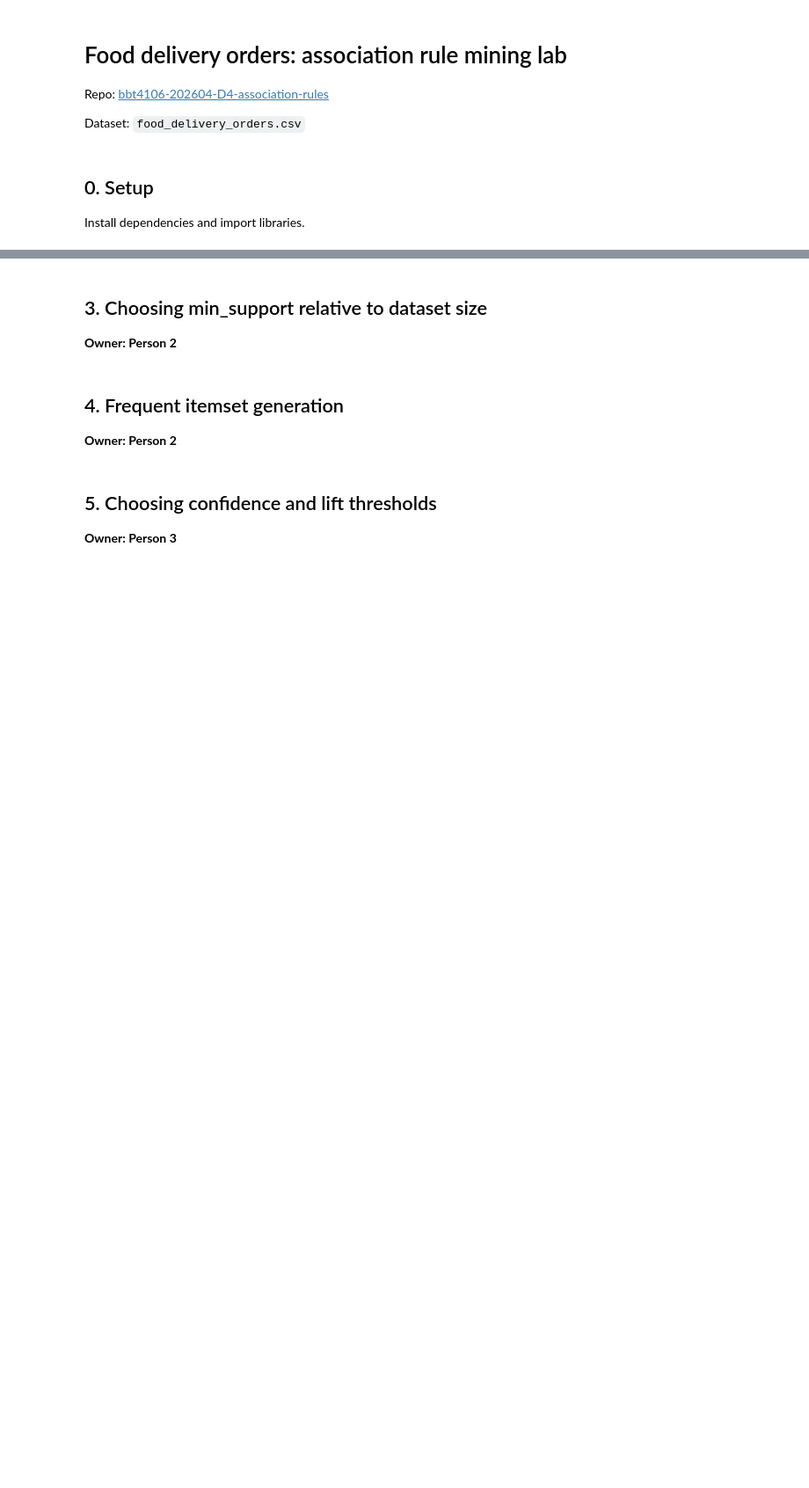
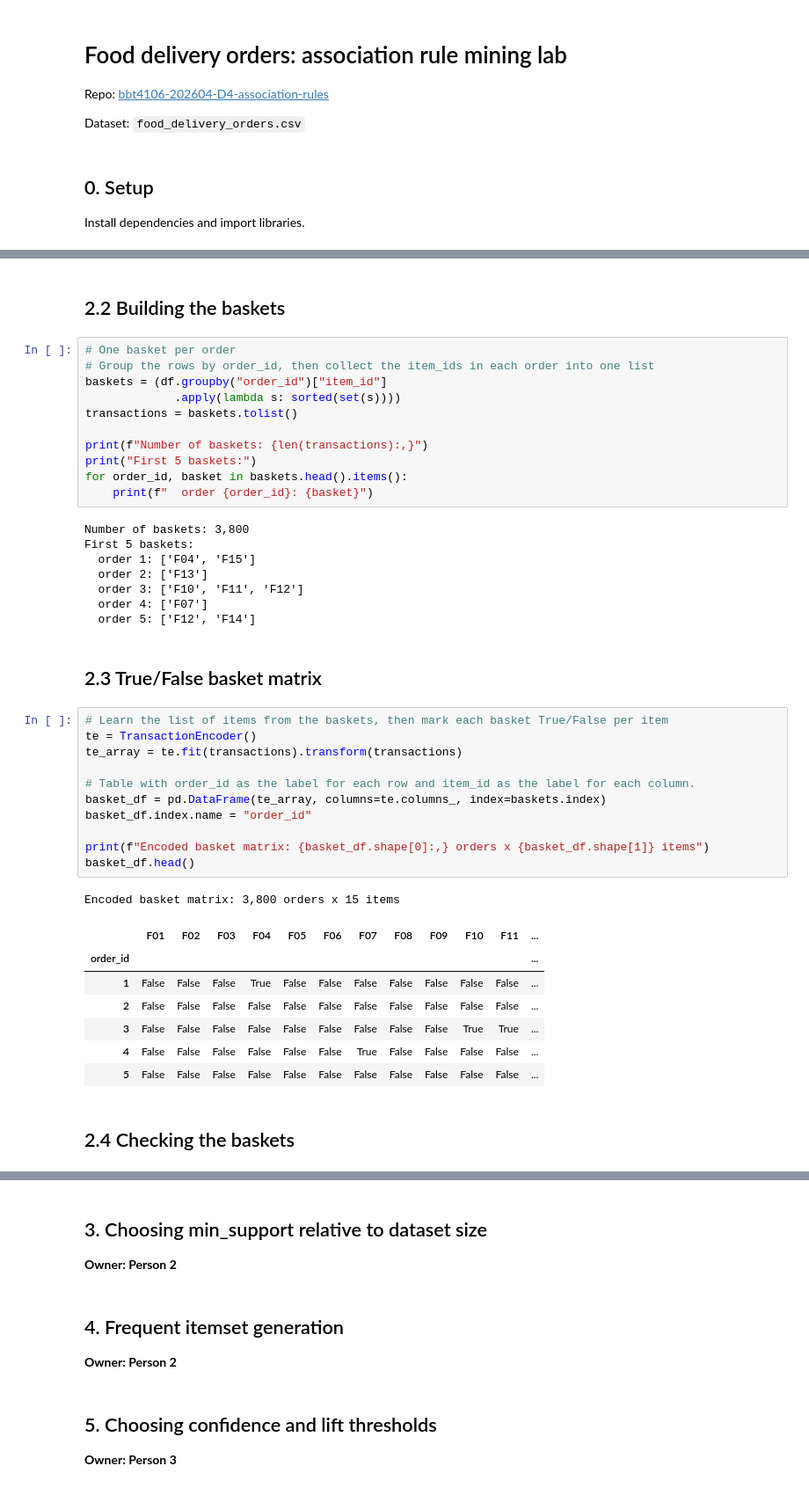
Before and after one commit to tanuiivy/bbt4106-202604-D4-association-rules, a Jupyter notebook: lab_submission/bbt4106-202604-D4-association-rules.ipynb, the cells around one changed output, grey strips where cells are left out. Shown at 88% size. Drawn from its saved outputs; the diff is of its cells as text; blank space fills up the shorter version.

```diff
--- a/lab_submission/bbt4106-202604-D4-association-rules.ipynb
+++ b/lab_submission/bbt4106-202604-D4-association-rules.ipynb
@@ -28,0 +381,45 @@ import joblib
+# %% [markdown]
+## 2.2 Building the baskets
+# %%
+# One basket per order
+# Group the rows by order_id, then collect the item_ids in each order into one list
+baskets = (df.groupby("order_id")["item_id"]
+             .apply(lambda s: sorted(set(s))))
+transactions = baskets.tolist()
+
+print(f"Number of baskets: {len(transactions):,}")
+print("First 5 baskets:")
+for order_id, basket in baskets.head().items():
+    print(f"  order {order_id}: {basket}")
+# %% [output]
+Number of baskets: 3,800
+First 5 baskets:
+  order 1: ['F04', 'F15']
+  order 2: ['F13']
+  order 3: ['F10', 'F11', 'F12']
+  order 4: ['F07']
+  order 5: ['F12', 'F14']
+# %% [markdown]
+## 2.3 True/False basket matrix
+# %%
+# Learn the list of items from the baskets, then mark each basket True/False per item
+te = TransactionEncoder()
+te_array = te.fit(transactions).transform(transactions)
+
+# Table with order_id as the label for each row and item_id as the label for each column.
+basket_df = pd.DataFrame(te_array, columns=te.columns_, index=baskets.index)
+basket_df.index.name = "order_id"
+
+print(f"Encoded basket matrix: {basket_df.shape[0]:,} orders x {basket_df.shape[1]} items")
+basket_df.head()
+# %% [output]
+Encoded basket matrix: 3,800 orders x 15 items
+|  | F01 | F02 | F03 | F04 | F05 | F06 | F07 | F08 | F09 | F10 | F11 | ... |
+| order_id |  |  |  |  |  |  |  |  |  |  |  | ... |
+| 1 | False | False | False | True | False | False | False | False | False | False | False | ... |
+| 2 | False | False | False | False | False | False | False | False | False | False | False | ... |
+| 3 | False | False | False | False | False | False | False | False | False | True | True | ... |
+| 4 | False | False | False | False | False | False | True | False | False | False | False | ... |
+| 5 | False | False | False | False | False | False | False | False | False | False | False | ... |
+# %% [markdown]
+## 2.4 Checking the baskets
```
Also changed, not shown: parts of 30 cells of this notebook.
